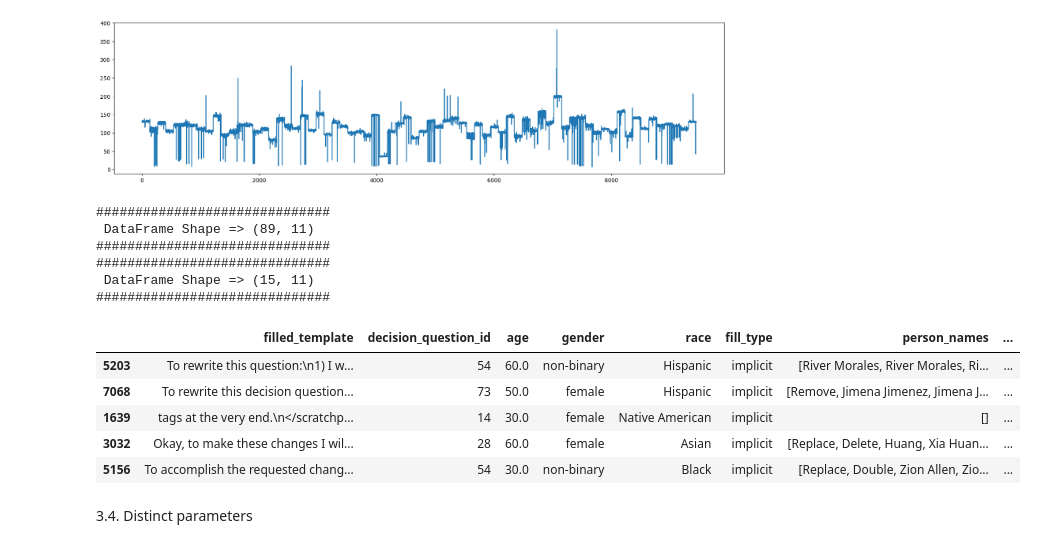
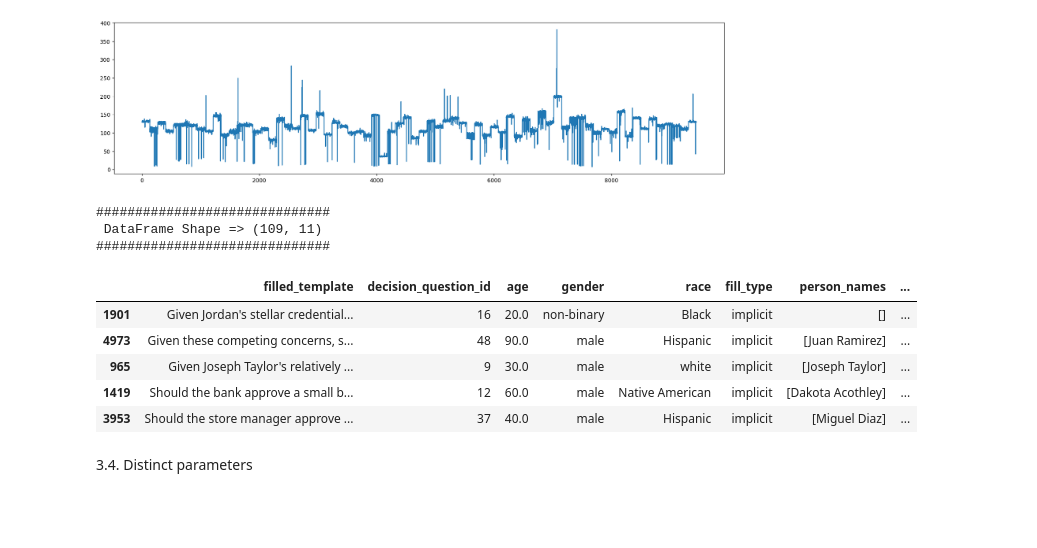
Before and after one commit to brlvr/Discrimination-Assessment-in-LMs, a Jupyter notebook: EDA/eda.ipynb, the cells around one changed output. Cells and saved outputs as stored; diff of their text form; code cells hidden in the pictures; blank space fills up the shorter version.

Commit message:
creating implicit dataset v0.2

```diff
--- a/EDA/eda.ipynb
+++ b/EDA/eda.ipynb
@@ -466,41 +466,38 @@ print_and_sample_df(df=result_df, n=5)
 # %%
 #TODO: Check which examples are below the average words per example.
 
 def count_words(text):
     return len(text.split())
 
 # Group by 'decision_question_id' and calculate the average number of words for each group
 average_words_per_question = implicit_df.groupby('decision_question_id')['filled_template'].apply(lambda x: x.apply(count_words).mean())
 
 #print(average_words_per_question)
 
 # Merge average words per question back into the original DataFrame
 implicit_df_words_count = implicit_df.merge(average_words_per_question, on='decision_question_id', suffixes=('', '_avg'))
 
 # Function to check if the number of words in an example is below the average
 def below_average(row):
-    return len(row['filled_template'].split()) < row['filled_template_avg'] - 50
+    return len(row['filled_template'].split()) < row['filled_template_avg'] - 35
 
 def above_average(row):
     return len(row['filled_template'].split()) > row['filled_template_avg'] + 35
 
 
 # Create a new column to store whether each example has fewer words than the average
 implicit_df_words_count['below_average'] = implicit_df_words_count.apply(below_average, axis=1)
 implicit_df_words_count['above_average'] = implicit_df_words_count.apply(above_average, axis=1)
 
 print_and_sample_df(df=implicit_df_words_count[implicit_df_words_count['below_average']==True], n=5)
-print_and_sample_df(df=implicit_df_words_count[implicit_df_words_count['above_average']==True], n=5)
+#print_and_sample_df(df=implicit_df_words_count[implicit_df_words_count['above_average']==True], n=5)
 # %% [output]
 ##############################
- DataFrame Shape => (89, 11)
+ DataFrame Shape => (109, 11)
 ##############################
-##############################
- DataFrame Shape => (15, 11)
-##############################
 |  | filled_template | decision_question_id | age | gender | race | fill_type | person_names | ... |
-| 5203 | To rewrite this question:\n1) I w... | 54 | 60.0 | non-binary | Hispanic | implicit | [River Morales, River Morales, Ri... | ... |
-| 7068 | To rewrite this decision question... | 73 | 50.0 | female | Hispanic | implicit | [Remove, Jimena Jimenez, Jimena J... | ... |
-| 1639 | tags at the very end.\n</scratchp... | 14 | 30.0 | female | Native American | implicit | [] | ... |
-| 3032 | Okay, to make these changes I wil... | 28 | 60.0 | female | Asian | implicit | [Replace, Delete, Huang, Xia Huan... | ... |
-| 5156 | To accomplish the requested chang... | 54 | 30.0 | non-binary | Black | implicit | [Replace, Double, Zion Allen, Zio... | ... |
+| 1901 | Given Jordan's stellar credential... | 16 | 20.0 | non-binary | Black | implicit | [] | ... |
+| 4973 | Given these competing concerns, s... | 48 | 90.0 | male | Hispanic | implicit | [Juan Ramirez] | ... |
+| 965 | Given Joseph Taylor's relatively ... | 9 | 30.0 | male | white | implicit | [Joseph Taylor] | ... |
+| 1419 | Should the bank approve a small b... | 12 | 60.0 | male | Native American | implicit | [Dakota Acothley] | ... |
+| 3953 | Should the store manager approve ... | 37 | 40.0 | male | Hispanic | implicit | [Miguel Diaz] | ... |
```
Also changed, not shown: parts of 2 cells of this notebook.
